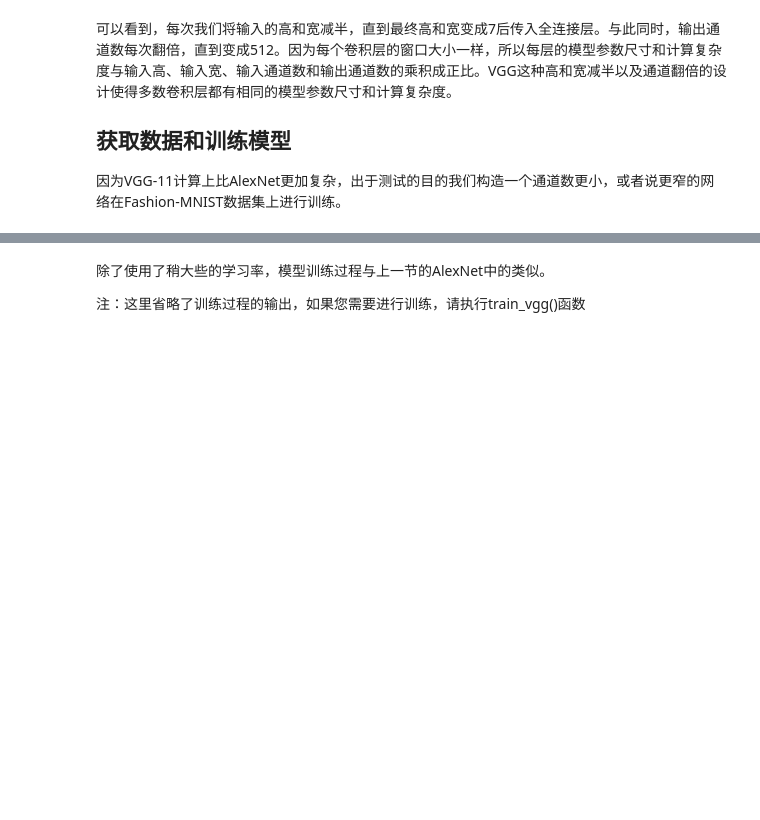
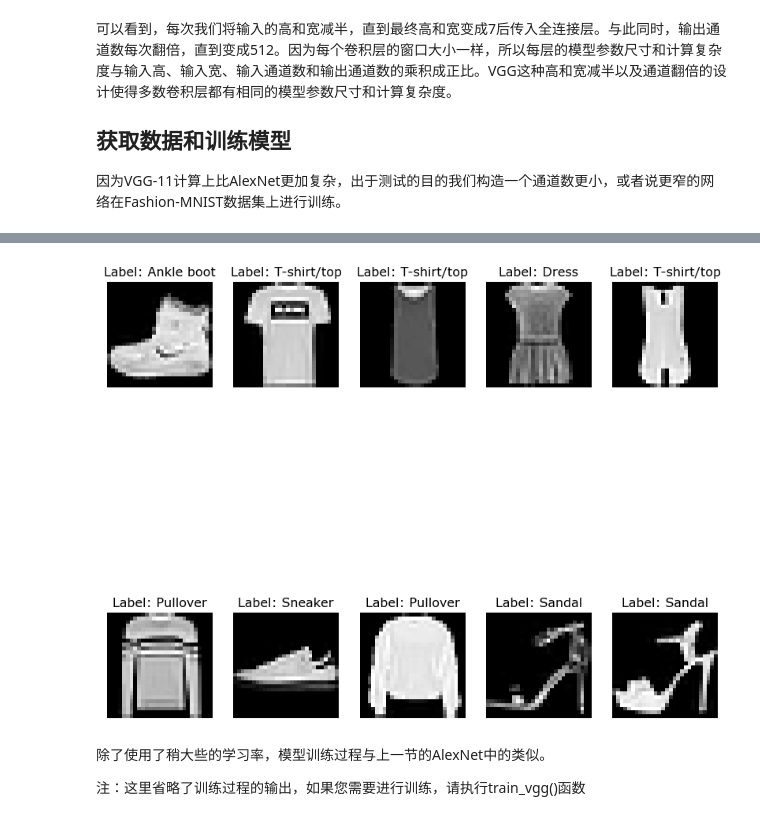
Before and after one commit to jyellow/ai-repo, a Jupyter notebook: thirdpart/Dive-into-DL-TensorFlow2.0-master/code/chapter05_CNN/5.7_vgg_2.ipynb, the cells around one changed output, grey strips where cells are left out. Cells and saved outputs as stored; diff of their text form; code cells hidden in the pictures; blank space fills up the shorter version.

```diff
--- a/thirdpart/Dive-into-DL-TensorFlow2.0-master/code/chapter05_CNN/5.7_vgg_2.ipynb
+++ b/thirdpart/Dive-into-DL-TensorFlow2.0-master/code/chapter05_CNN/5.7_vgg_2.ipynb
@@ -75,7 +75,9 @@ small_conv_arch = [(pair[0], pair[1] // ratio) for pair in conv_arch]
 net = vgg(small_conv_arch)
 # %%
 import numpy as np
-
+import matplotlib.pyplot as plt
+plt.style.use('./deeplearning.mplstyle')
+# plt.style.use('seaborn-darkgrid')  # 设置matplotlib样式
 class DataLoader():
     def __init__(self):
         fashion_mnist = tf.keras.datasets.fashion_mnist
@@ -98,8 +100,20 @@ class DataLoader():
         resized_images = tf.image.resize_with_pad(self.test_images[index],224,224,)
         return resized_images.numpy(), self.test_labels[index]
 
+    def dataset_explorate(self):
+        """展示数据集前10条数据"""
+        class_names = ['T-shirt/top', 'Trouser', 'Pullover', 'Dress', 'Coat',
+               'Sandal', 'Shirt', 'Sneaker', 'Bag', 'Ankle boot']  # 标签名称列表
+        plt.figure(figsize=(10, 10))
+        for i in range(10):
+            plt.subplot(2, 5, i + 1)  # 创建2行5列的子图
+            plt.imshow(self.train_images[i].squeeze(), cmap='gray')  # 显示图像，去掉通道维度
+            plt.title(f'Label: {class_names[self.train_labels[i]]}')  # 显示标签
+            plt.axis('off')  # 不显示坐标轴
+        plt.show()
 batch_size = 128
 dataLoader = DataLoader()
 x_batch, y_batch = dataLoader.get_batch_train(batch_size)
 print("x_batch shape:",x_batch.shape,"y_batch shape:", y_batch.shape)
+dataLoader.dataset_explorate()
 # %% [output]
@@ -114,4 +120,5 @@ Downloading data from https://storage.googleapis.com/tensorflow/tf-keras-dataset
 x_batch shape: (128, 224, 224, 1) y_batch shape: (128,)
+[figure, added]
 # %% [markdown]
 除了使用了稍大些的学习率，模型训练过程与上一节的AlexNet中的类似。
 
```
Also changed, not shown: parts of 3 cells of this notebook.
